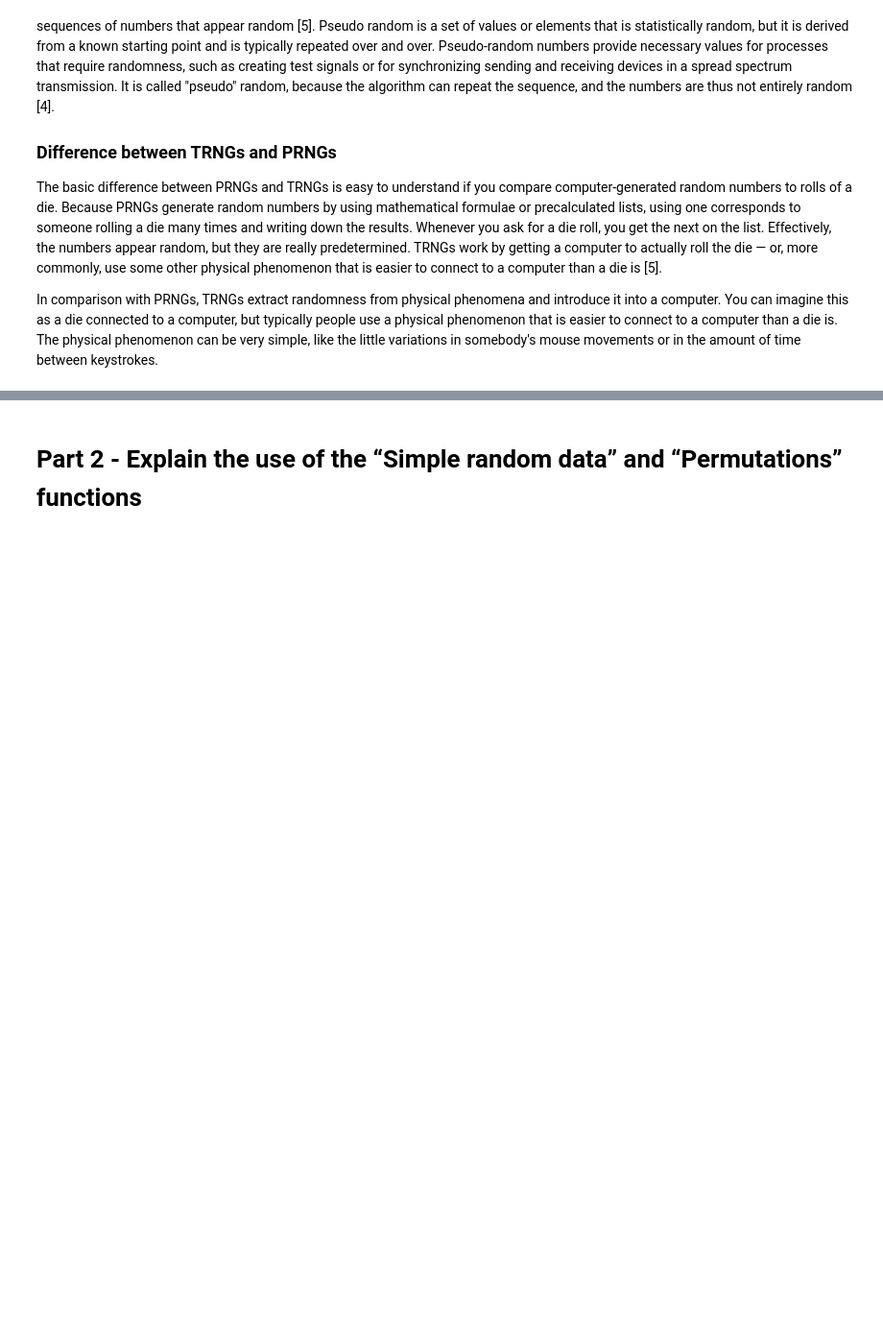
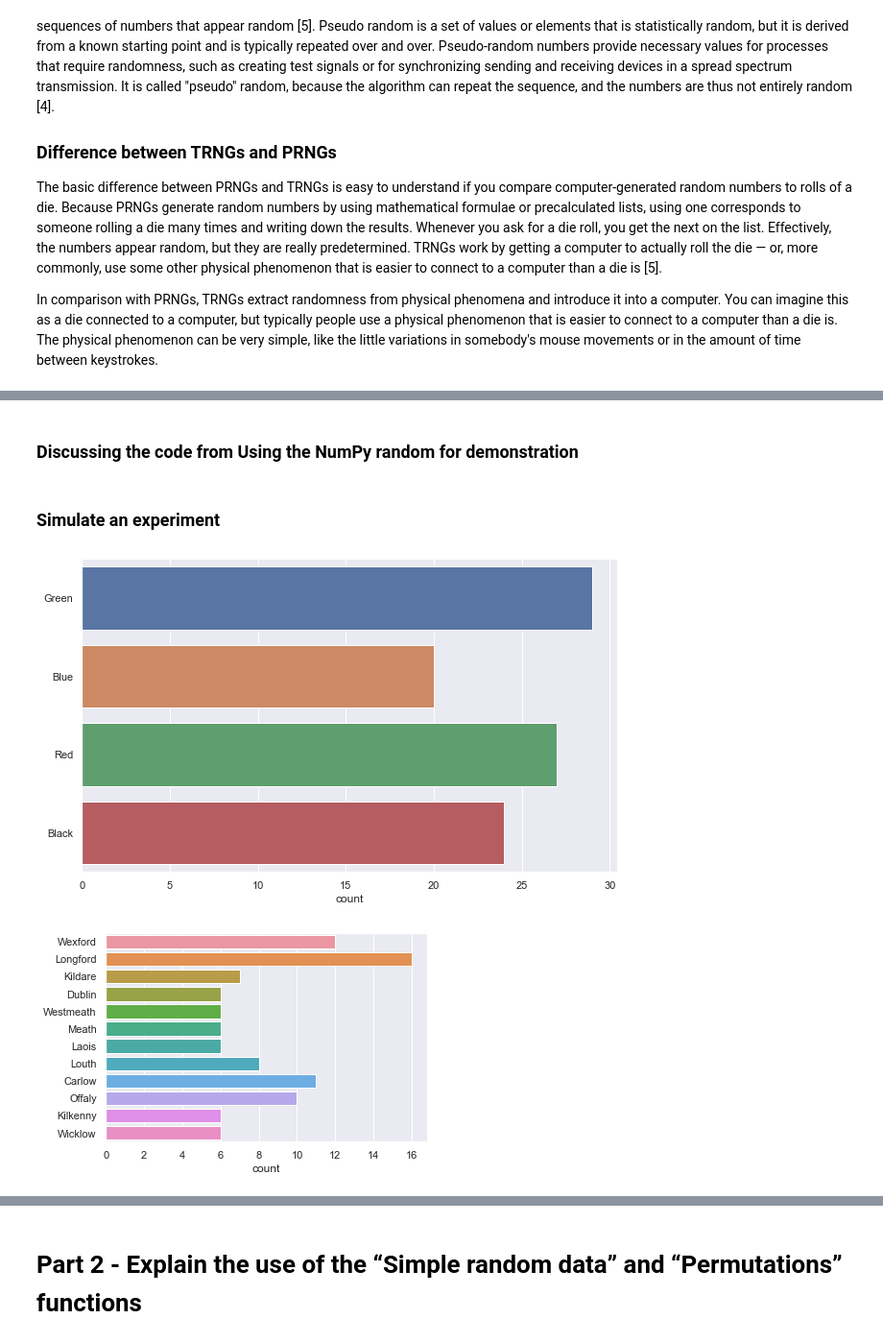
Before and after one commit to KeithQuinn/Assignment_2020_Programming-for-Data-Analysis, a Jupyter notebook: Assignment_2020_Programming for Data Analysis.ipynb, the cells around one changed output, grey strips where cells are left out. Shown: that part at 96% size. Drawn from its saved outputs; the diff is of its cells as text; code cells hidden in the pictures; blank space fills up the shorter version.

```diff
--- a/Assignment_2020_Programming for Data Analysis.ipynb
+++ b/Assignment_2020_Programming for Data Analysis.ipynb
@@ -88,0 +236,25 @@ Congratulations you're a winner.
+# %% [markdown]
+### Discussing the code from Using the NumPy random for demonstration
+# %% [markdown]
+### Simulate an experiment
+# %%
+import seaborn as sns
+import matplotlib.pyplot as plt
+colours = ['Red', 'Blue', 'Green', 'Black']
+leinster = ['Offaly', 'Carlow', 'Dublin', 'Kildare', 'Kilkenny', 'Longford', 'Louth', 'Meath', 'Laois', 'Westmeath', 'Wexford', 'Wicklow']
+
+county = []
+colour = []
+
+for num in range(100):
+    county = np.append(county, random.choice(leinster))
+    colour = np.append(colour, random.choice(colours))
+plt.figure(figsize=(10, 6))
+sns.set(style="darkgrid")
+ax = sns.countplot(y=colour)
+plt.show()
+ax = sns.countplot(y=county)
+plt.show()
+# %% [output]
+[figure, added]
+[figure, added]
```
Also changed, not shown: parts of 19 cells of this notebook.
